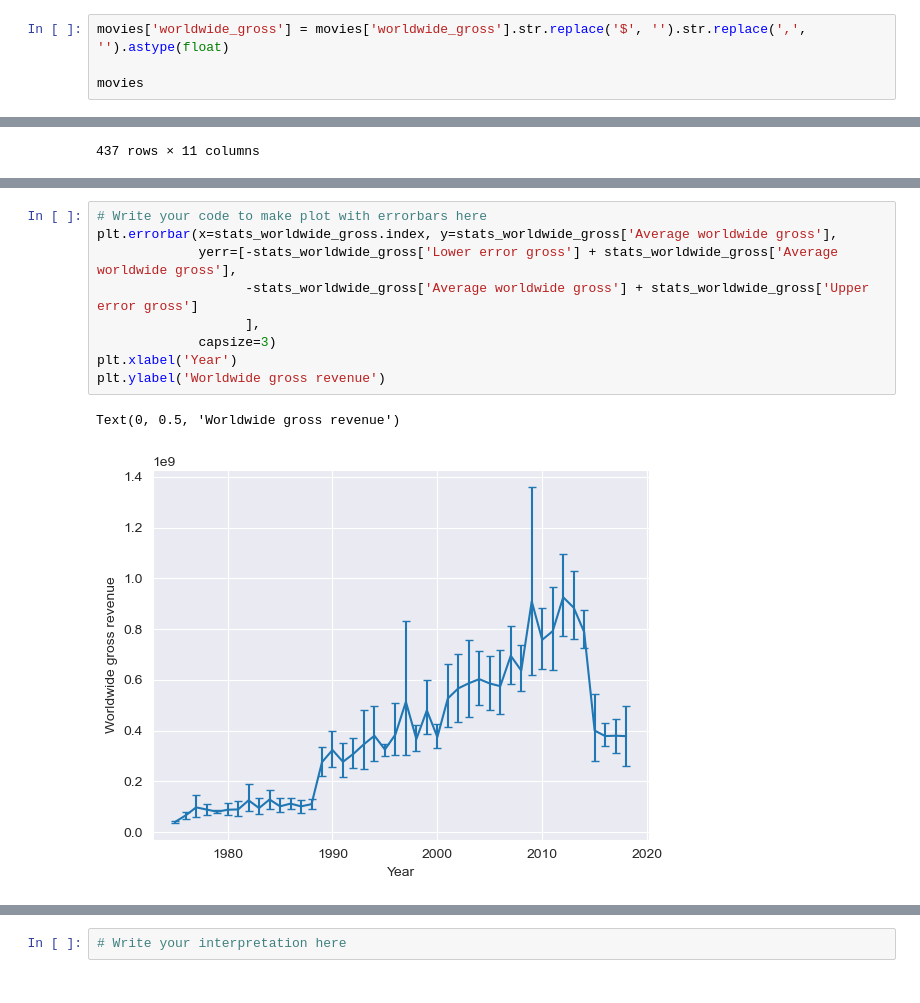
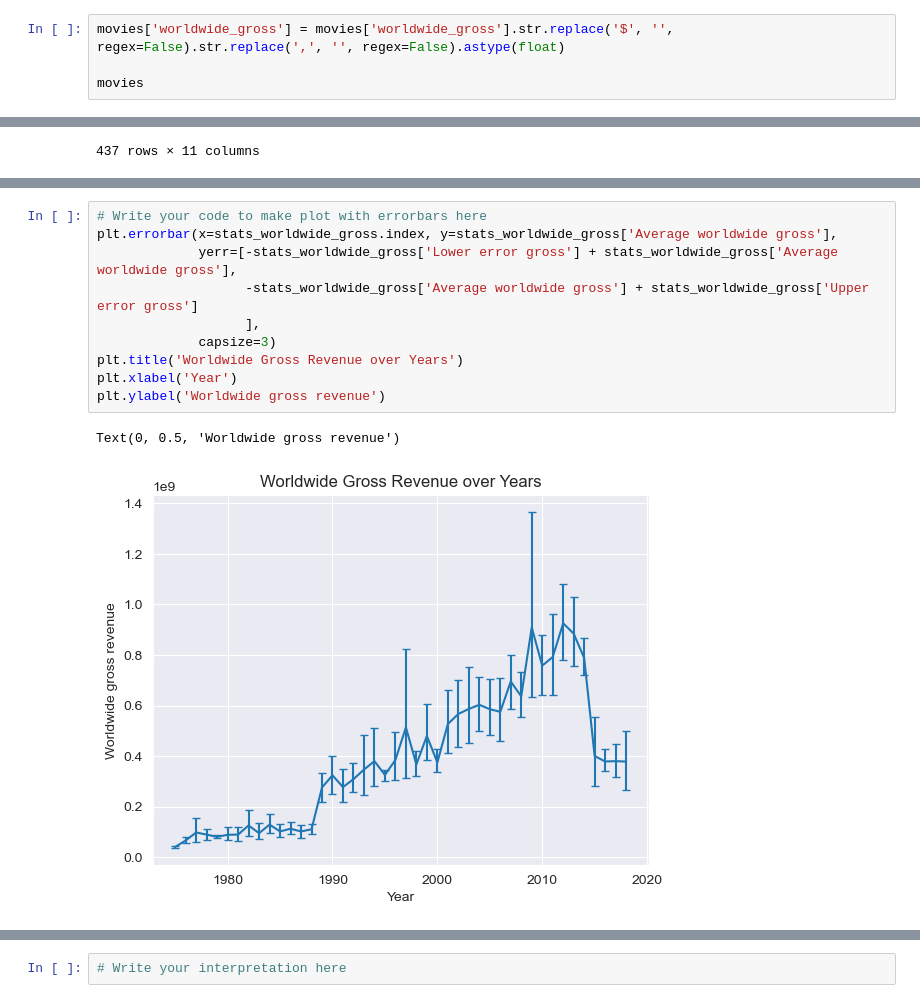
Before and after one commit to JackRuihang/2022, a Jupyter notebook: Tutorials/02 - Data viz and data from the web/Becoming a DataVizard exercise.ipynb, the cells around one changed output, grey strips where cells are left out. Cells and saved outputs as stored; diff of their text form.

```diff
--- a/Tutorials/02 - Data viz and data from the web/Becoming a DataVizard exercise.ipynb
+++ b/Tutorials/02 - Data viz and data from the web/Becoming a DataVizard exercise.ipynb
@@ -57,7 +57,7 @@ movies
 | 436 | Drama | Western | War | 6.4 | 103 | 10 | PG | Universal Pictures | The Other Side of the Mountain | ... |
 437 rows × 11 columns
 # %%
-movies['worldwide_gross'] = movies['worldwide_gross'].str.replace('$', '').str.replace(',', '').astype(float)
+movies['worldwide_gross'] = movies['worldwide_gross'].str.replace('$', '', regex=False).str.replace(',', '', regex=False).astype(float)
 
 movies
 # %% [output]
@@ -349,15 +325,16 @@ stats_worldwide_gross
 # %%
 # Write your code to make plot with errorbars here
 plt.errorbar(x=stats_worldwide_gross.index, y=stats_worldwide_gross['Average worldwide gross'],
              yerr=[-stats_worldwide_gross['Lower error gross'] + stats_worldwide_gross['Average worldwide gross'],
                    -stats_worldwide_gross['Average worldwide gross'] + stats_worldwide_gross['Upper error gross']
                    ],
              capsize=3)
+plt.title('Worldwide Gross Revenue over Years')
 plt.xlabel('Year')
 plt.ylabel('Worldwide gross revenue')
 # %% [output]
 Text(0, 0.5, 'Worldwide gross revenue')
-[figure, old version]
+[figure, new version]
 # %%
 # Write your code to make filled plot here
 plt.fill_between(x=stats_worldwide_gross.index,
```
Also changed, not shown: parts of 50 cells of this notebook, 7 other files.
